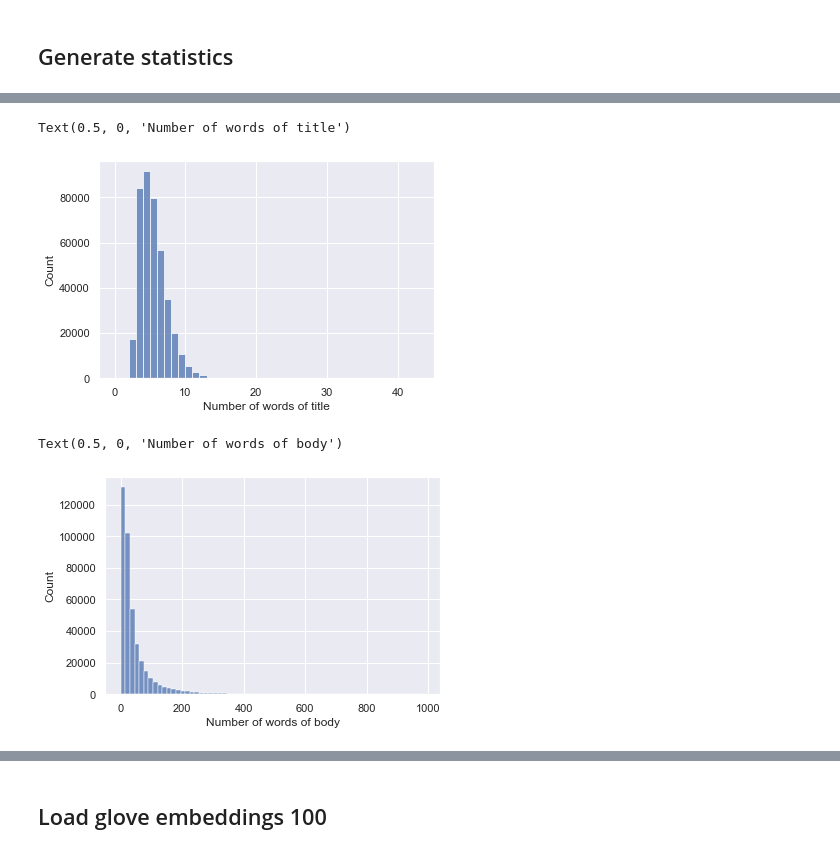
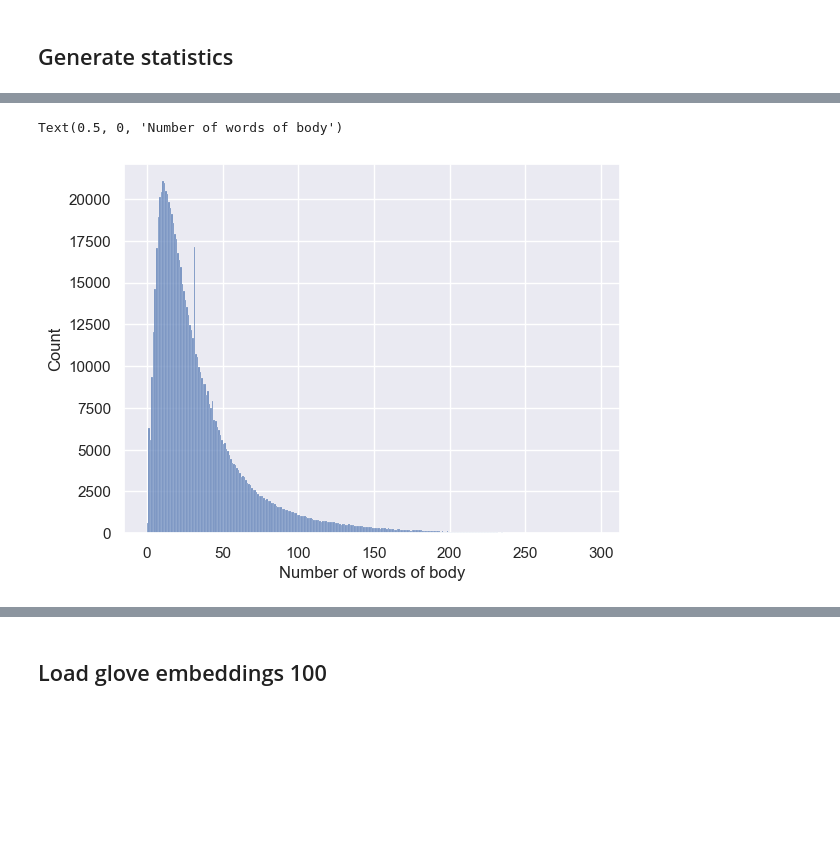
Before and after one commit to nkanak/bug-or-feature, a Jupyter notebook: experiments.ipynb, the cells around one changed output, grey strips where cells are left out. Drawn from its saved outputs; the diff is of its cells as text; code cells hidden in the pictures; blank space fills up the shorter version.

```diff
--- a/experiments.ipynb
+++ b/experiments.ipynb
@@ -74,0 +98,12 @@ len(df)
+# %%
+# Specify the dataset file name
+dataset = 'jira_samples_2.csv'
+
+# Load the dataset into a DataFrame
+df = pd.read_csv(dataset)
+
+# Filter the DataFrame to include only rows where 'label' is 0 (bug) or 1 (feature)
+df = df[(df['label'] == 0) | (df['label'] == 1)]
+
+# Print the number of rows in the filtered DataFrame
+len(df)
@@ -79,4 +113,0 @@ contractions.add('__label__', 'REMOVED_TOKEN')
-# %%
-# fix contractions
-df['title'] = df['title'].apply(contractions.fix)
-df['body'] = df['body'].apply(contractions.fix)
@@ -83 +120,8 @@ df['body'] = df['body'].apply(contractions.fix)
+# %%
+# Fixing contractions in the 'title' and 'body' columns of the DataFrame
+# Convert the 'title' column to string type and apply the contractions.fix function to expand contractions
+df['title'] = df['title'].astype('str').apply(contractions.fix)
+
+# Convert the 'body' column to string type and apply the contractions.fix function to expand contractions
+df['body'] = df['body'].astype('str').apply(contractions.fix)
 # %%
@@ -106,14 +169,13 @@ Name: number_of_words_of_title, dtype: float64
 # %%
-fig = sns.histplot(data=df, x='number_of_words_of_title', kde=False, stat='count', binwidth=1)
-fig.set_xlabel('Number of words of title')
-#fig.get_figure().savefig('figures/price_kde_histogram.jpg', dpi=500)
+# Plotting a histogram of the number of words in the body
+
+fig = sns.histplot(data=df, x='number_of_words_of_body', kde=False, stat='count', binwidth=1)
+
+# Setting the x-axis label
+fig.set_xlabel('Number of words of body')
+
+# Optionally saving the figure to a file (commented out)
+# fig.get_figure().savefig('figures/price_kde_histogram.jpg', dpi=500)
 # %% [output]
-Text(0.5, 0, 'Number of words of title')
+Text(0.5, 0, 'Number of words of body')
-[figure, old version]
+[figure, new version]
-# %%
-fig = sns.histplot(data=df, x='number_of_words_of_body', kde=False, stat='count', binwidth=15)
-fig.set_xlabel('Number of words of body')
-#fig.get_figure().savefig('figures/price_kde_histogram.jpg', dpi=500)
-# %% [output]
-Text(0.5, 0, 'Number of words of body')
-[figure, removed]
```
Also changed, not shown: parts of 128 cells of this notebook, 4 other files.
